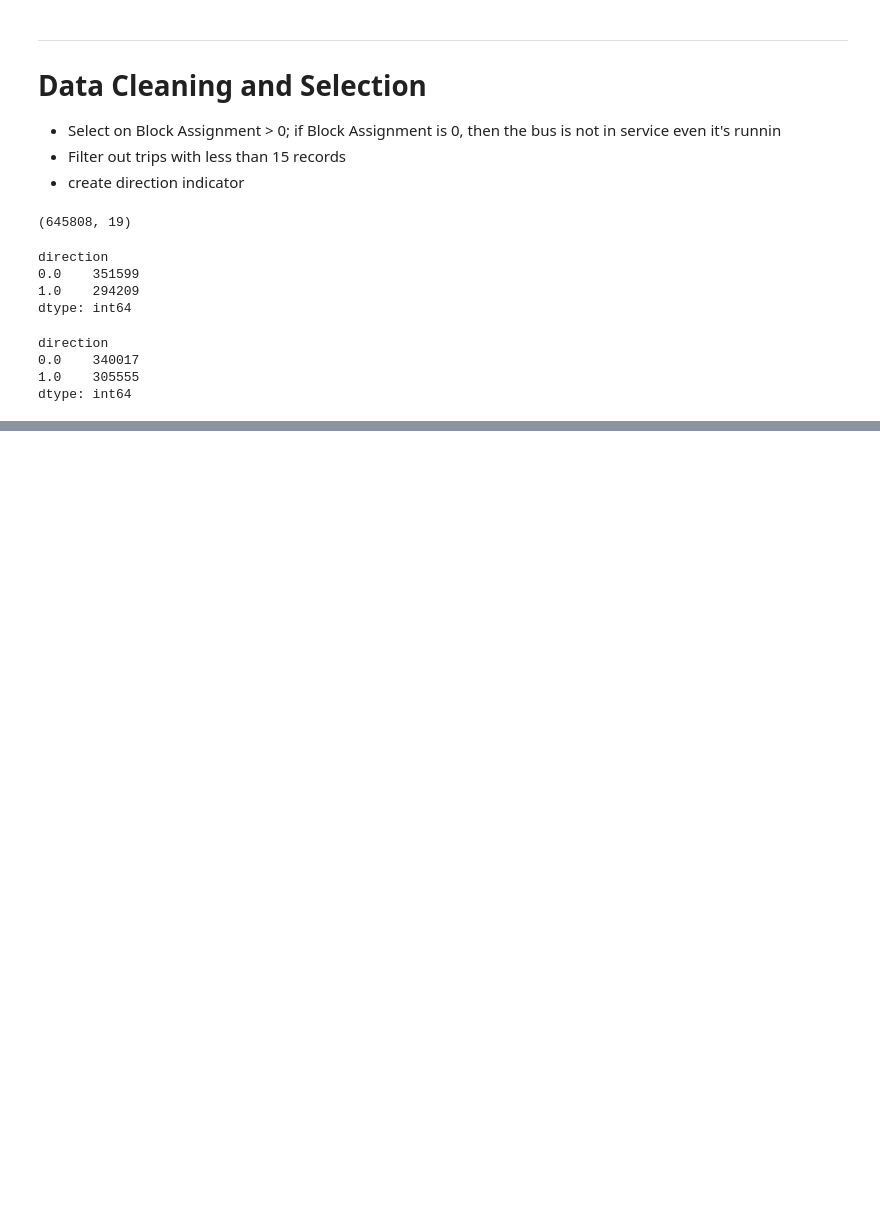
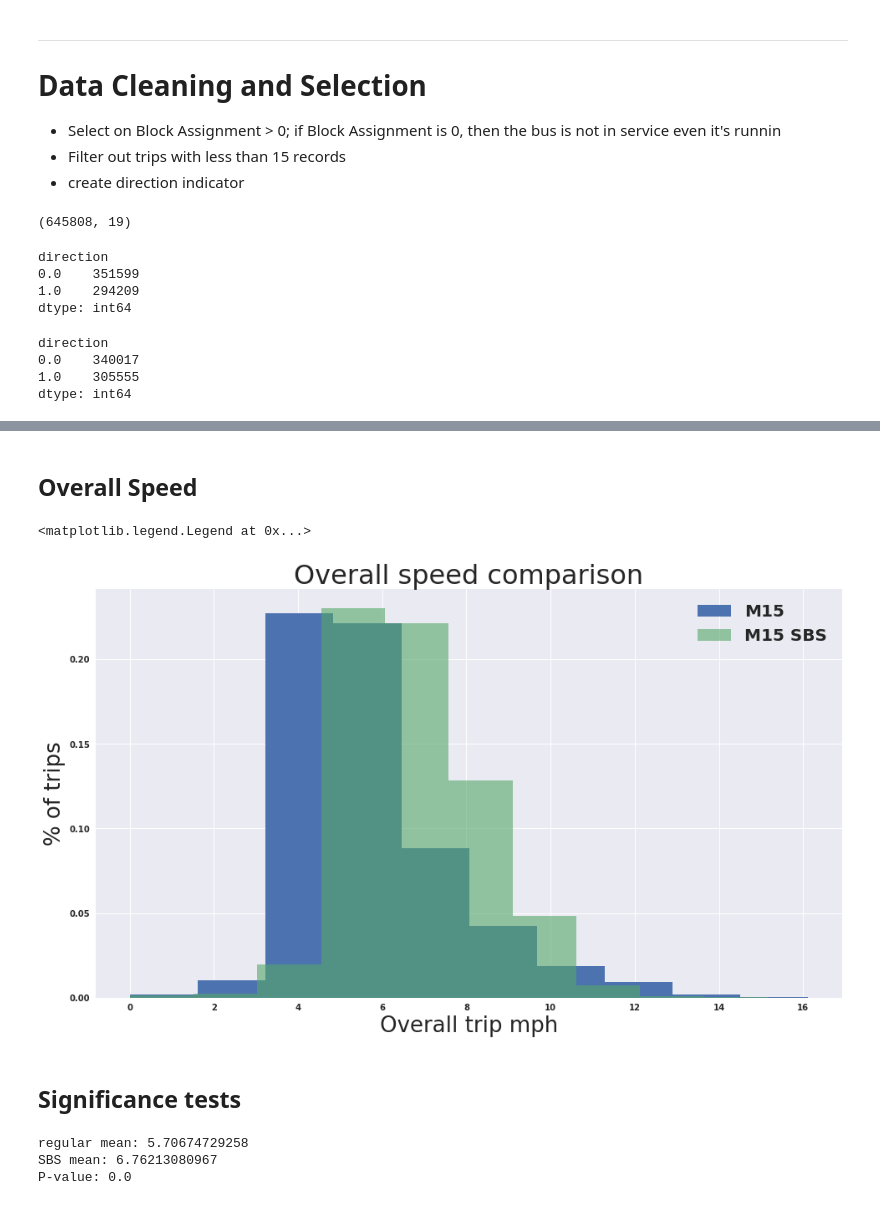
Before and after one commit to parthshah93/ads_2017, a Jupyter notebook: Final_Script.ipynb, the cells around one changed output, grey strips where cells are left out. Drawn from its saved outputs; the diff is of its cells as text; code cells hidden in the pictures; blank space fills up the shorter version.

```diff
--- a/Final_Script.ipynb
+++ b/Final_Script.ipynb
@@ -53,7 +60,7 @@ def read_data(url):
 
 
 # Run the Data Load Scritp
-url_m15 = "https://raw.githubusercontent.com/cmoscardi/ads_2017/master/data/m15_final.csv"
+url_m15 = "./data/m15_final.csv"
 url_m15sbs = "./data/m15_sbs_final.csv"
 
 m15_df, m15sbs_df = read_data(url_m15), read_data(url_m15sbs)
@@ -197,0 +302,32 @@ dtype: int64
+# %% [markdown]
+## Overall Speed
+# %%
+def total_mph(last, first):
+    secs = (last.arrive_timestamp - first.depart_timestamp).seconds
+    dist = vincenty(last[["arrive_lat", "arrive_lng"]],
+                    first[["depart_lat", "depart_lng"]]).miles
+    return dist * 3600. / secs
+
+overall_speeds_reg = final_intervals_m15.groupby(["day", "trip_id", "direction", "vehicle"]).apply(lambda g: total_mph(g.iloc[-1], g.iloc[0]))
+overall_speeds_sbs = final_intervals_m15sbs.groupby(["day", "trip_id", "direction", "vehicle"]).apply(lambda g: total_mph(g.iloc[-1], g.iloc[0]))
+# %%
+ax = overall_speeds_reg.hist(figsize=(16,9), label="M15", normed=True)
+ax = overall_speeds_sbs.hist(ax=ax, alpha=.6, label="M15 SBS", normed=True)
+ax.set_ylabel("% of trips", fontsize=26)
+ax.set_xlabel("Overall trip mph", fontsize=26)
+ax.set_title("Overall speed comparison", fontsize=32)
+ax.legend(fontsize=20)
+# %% [output]
+<matplotlib.legend.Legend at 0x...>
+[figure, added]
+# %% [markdown]
+## Significance tests
+# %%
+import scipy.stats as sps
+print "regular mean: {}".format(overall_speeds_reg.mean())
+print "SBS mean: {}".format(overall_speeds_sbs.mean())
+print "P-value: {}".format(sps.ttest_ind(overall_speeds_reg, overall_speeds_sbs, equal_var=False).pvalue)
+# %% [output]
+regular mean: 5.70674729258
+SBS mean: 6.76213080967
+P-value: 0.0
```
Also changed, not shown: parts of 16 cells of this notebook, 1 other file.
